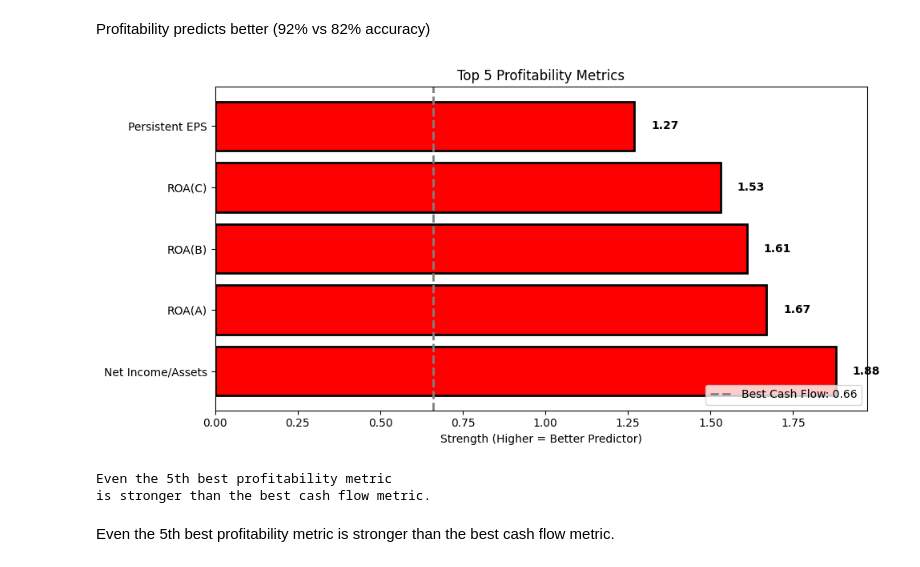
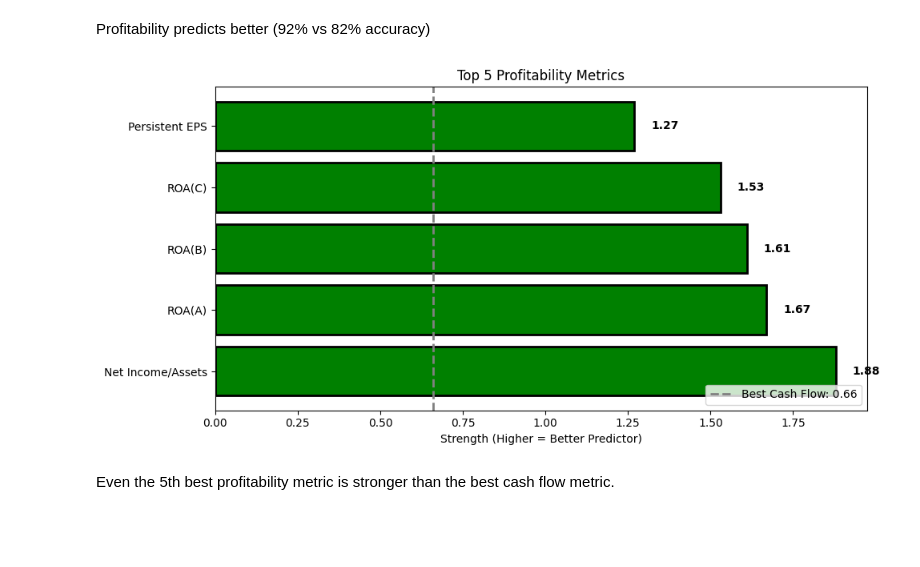
Before and after one commit to Kazureee/Data-Science-Activities, a Jupyter notebook: Final Project/Cash Flow versus Profitability in Bankruptcy Detection.ipynb, the cells around one changed output. Saved outputs shown, nothing was run; the diff lists cells and outputs as text; code cells hidden in the pictures; blank space fills up the shorter version.

```diff
--- a/Final Project/Cash Flow versus Profitability in Bankruptcy Detection.ipynb
+++ b/Final Project/Cash Flow versus Profitability in Bankruptcy Detection.ipynb
@@ -300,37 +300,35 @@ fig, ax = plt.subplots(figsize=(10, 5))
 
 # All top 5 profitability metrics from our analysis
 metrics = [
     'Net Income/Assets',
     'ROA(A)',
     'ROA(B)',
     'ROA(C)',
     'Persistent EPS'
 ]
 strengths = [1.88, 1.67, 1.61, 1.53, 1.27]
 
 # Create horizontal bar chart (easier to read labels)
-bars = ax.barh(metrics, strengths, color='red', edgecolor='black', linewidth=2)
+bars = ax.barh(metrics, strengths, color='green', edgecolor='black', linewidth=2)
 
 # Add cash flow comparison line
 cash_best = 0.66
 ax.axvline(x=cash_best, color='gray', linestyle='--', linewidth=2,
            label=f'Best Cash Flow: {cash_best:.2f}')
 
 # Label each bar
 for i, (bar, strength) in enumerate(zip(bars, strengths)):
     width = bar.get_width()
     ax.text(width + 0.05, bar.get_y() + bar.get_height()/2,
             f'{strength:.2f}', va='center', fontweight='bold')
 
 ax.set_xlabel('Strength (Higher = Better Predictor)')
 ax.legend(loc='lower right')
 plt.title('Top 5 Profitability Metrics')
 plt.tight_layout()
 plt.show()
 # %% [output]
-[figure, old version]
+[figure, new version]
-Even the 5th best profitability metric
-is stronger than the best cash flow metric.
 # %% [markdown]
 Even the 5th best profitability metric
 is stronger than the best cash flow metric.
```
